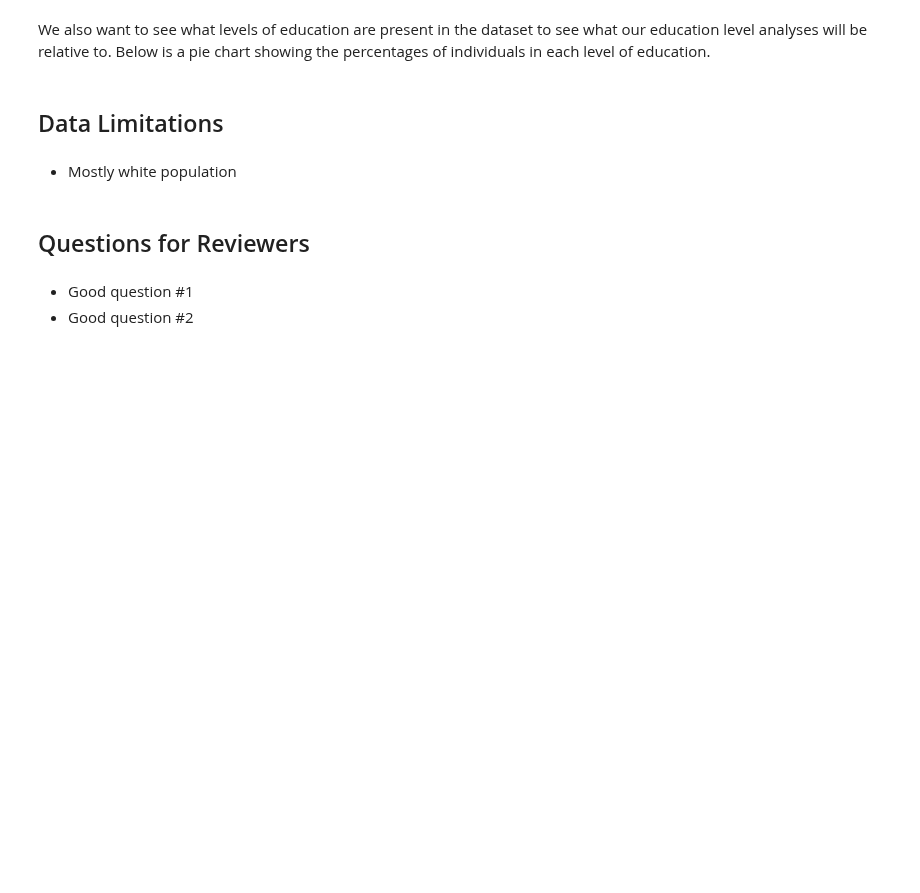
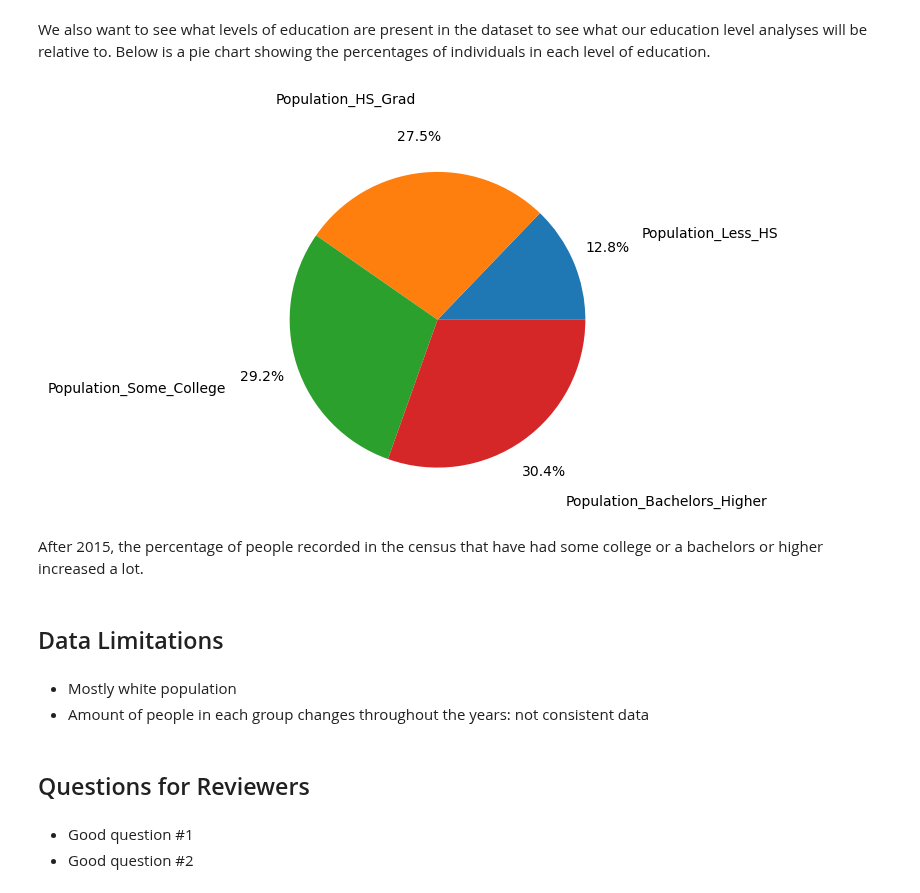
Before and after one commit to Matty67889/info-2950-project, a Jupyter notebook: Main.ipynb, the cells around one changed output. Drawn from its saved outputs; the diff is of its cells as text; code cells hidden in the pictures; blank space fills up the shorter version.

```diff
--- a/Main.ipynb
+++ b/Main.ipynb
@@ -59,16 +80,17 @@ plt.show()
 # %% [markdown]
 We also want to see what levels of education are present in the dataset to see what our education level analyses will be relative to. Below is a pie chart showing the percentages of individuals in each level of education.
 # %%
-# insert pie chart showing percentage of invidivuals in each level of education
-year2010_edu_data = edu_df[edu_df['Year'] == 2010]
 labels = ['Population_Less_HS', 'Population_HS_Grad', 'Population_Some_College', 'Population_Bachelors_Higher']
-data = year2010_edu_data[labels]
-plt.pie(data.to_numpy()[0], labels=labels)
-plt.show()
+display_pie_chart_for_year(edu_df, 2014, labels)
+# %% [output]
+[figure, added]
+# %% [markdown]
+After 2015, the percentage of people recorded in the census that have had some college or a bachelors or higher increased a lot.
 # %% [markdown]
 ## Data Limitations
 # %% [markdown]
 * Mostly white population
+* Amount of people in each group changes throughout the years: not consistent data
 # %% [markdown]
 ## Questions for Reviewers
 # %% [markdown]
```
Also changed, not shown: parts of 10 cells of this notebook.
